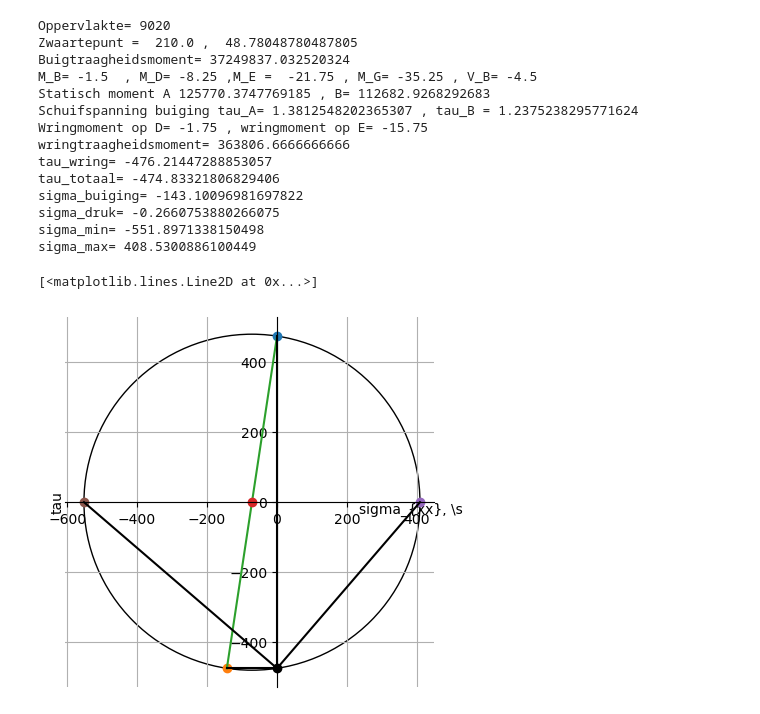
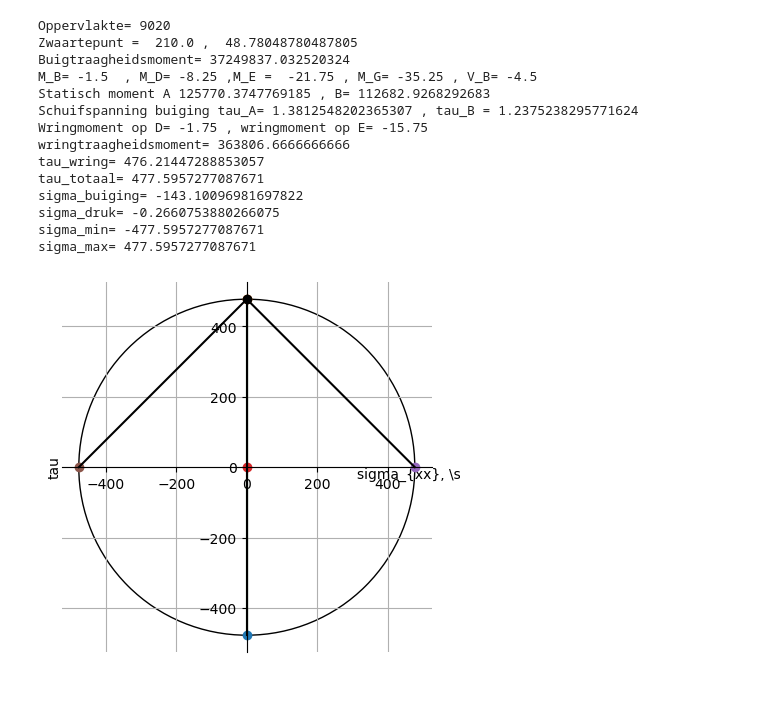
Before and after one commit to TeachBooks/schakel_mechanica, a Jupyter notebook: book/week_14/session_1/intro.ipynb, the cells around one changed output. Cells and saved outputs as stored; diff of their text form; code cells hidden in the pictures.

```diff
--- a/book/week_14/session_1/intro.ipynb
+++ b/book/week_14/session_1/intro.ipynb
@@ -109,7 +120,7 @@ M_t_E = -q_x*(L_DE+L_BD)/2
 print('Wringmoment op D=',M_t_D,', wringmoment op E=',M_t_E)
 It = 1/3*b*t**3+1/3*h*t**3*2
 print('wringtraagheidsmoment=',It)
-tau_wring = M_t_E*1e6*t/2 / (0.5*It)
+tau_wring = -M_t_E*1e6*t/2 / (0.5*It)
 print('tau_wring=',tau_wring)
 tau_totaal = tau_wring + tau_A
 print('tau_totaal=',tau_totaal)
@@ -121,12 +132,12 @@ sigma_druk = -F_A*1e3 / Ar
 print('sigma_druk=',sigma_druk)
 
 tau = tau_totaal
-sigma_x = sigma_buiging + sigma_druk
+sigma_x = 0 #sigma_buiging + sigma_druk
 sigma_z = 0
 
 sigma_min = (sigma_z+sigma_x)/2-np.sqrt(((sigma_z-sigma_x)/2)**2+tau**2)
 sigma_max = (sigma_z+sigma_x)/2+np.sqrt(((sigma_z-sigma_x)/2)**2+tau**2)
-alpha = np.arctan(2*tau/(sigma_z-sigma_x))/2
+#alpha = np.arctan(2*tau/(sigma_z-sigma_x))/2
 tau_max = np.sqrt(((sigma_z-sigma_x)/2)**2+tau**2)
 print('sigma_min=',sigma_min)
 print('sigma_max=', sigma_max)
@@ -146,37 +157,36 @@ if sigma_min<0:
 else:
     plt.xlim([0.7*sigma_min,1.1*sigma_max])
 plt.ylim([-1.1*tau_max,1.1*tau_max])
 plt.xlabel('sigma_{xx}, \sigma_{zz}}')
 ax.xaxis.set_label_coords(1.05, 0.5)
 ax.yaxis.set_label_coords(0,0.95)
 plt.ylabel('tau')
 plt.plot(sigma_z,-tau,marker='o')
 plt.plot(sigma_x,tau,marker='o')
 plt.plot([sigma_z,sigma_x],[-tau,tau])
 plt.plot((sigma_x+sigma_z)/2,0,marker='o')
 circle1 = plt.Circle([(sigma_x+sigma_z)/2,0],np.sqrt(((sigma_x-sigma_z)/2)**2+tau**2),fill=False)
 ax.add_artist(circle1)
 plt.plot(sigma_max,0,marker='o')
 plt.plot(sigma_min,0,marker='o')
 plt.plot([sigma_z,sigma_z],[+tau,-tau],color='black')
 plt.plot([sigma_z,sigma_x],[tau,tau],color='black')
 plt.plot(sigma_z,tau,marker='o',color='black')
 plt.plot([sigma_min,sigma_z],[0,tau],color='black')
-plt.plot([sigma_z,sigma_max],[tau,0],color='black')
+plt.plot([sigma_z,sigma_max],[tau,0],color='black');
 # %% [output]
 Oppervlakte= 9020
 Zwaartepunt =  210.0 ,  48.78048780487805
 Buigtraagheidsmoment= 37249837.032520324
 M_B= -1.5  , M_D= -8.25 ,M_E =  -21.75 , M_G= -35.25 , V_B= -4.5
 Statisch moment A 125770.3747769185 , B= 112682.9268292683
 Schuifspanning buiging tau_A= 1.3812548202365307 , tau_B = 1.2375238295771624
 Wringmoment op D= -1.75 , wringmoment op E= -15.75
 wringtraagheidsmoment= 363806.6666666666
-tau_wring= -476.21447288853057
-tau_totaal= -474.83321806829406
+tau_wring= 476.21447288853057
+tau_totaal= 477.5957277087671
 sigma_buiging= -143.10096981697822
 sigma_druk= -0.2660753880266075
-sigma_min= -551.8971338150498
-sigma_max= 408.5300886100449
+sigma_min= -477.5957277087671
+sigma_max= 477.5957277087671
-[<matplotlib.lines.Line2D at 0x...>]
-[figure, old version]
+[figure, new version]
```
Also changed, not shown: parts of 1 cell of this notebook, 4 other files.
